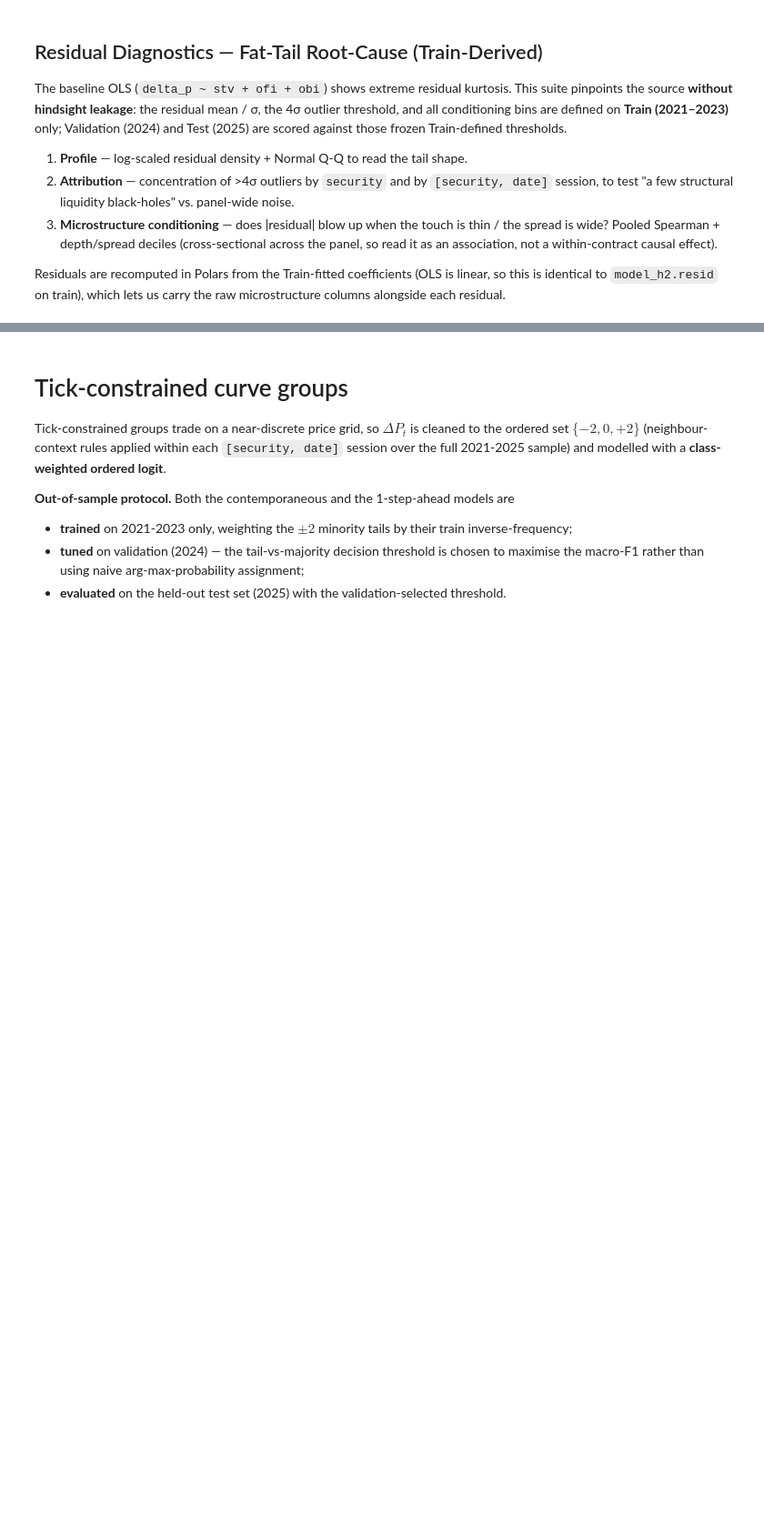
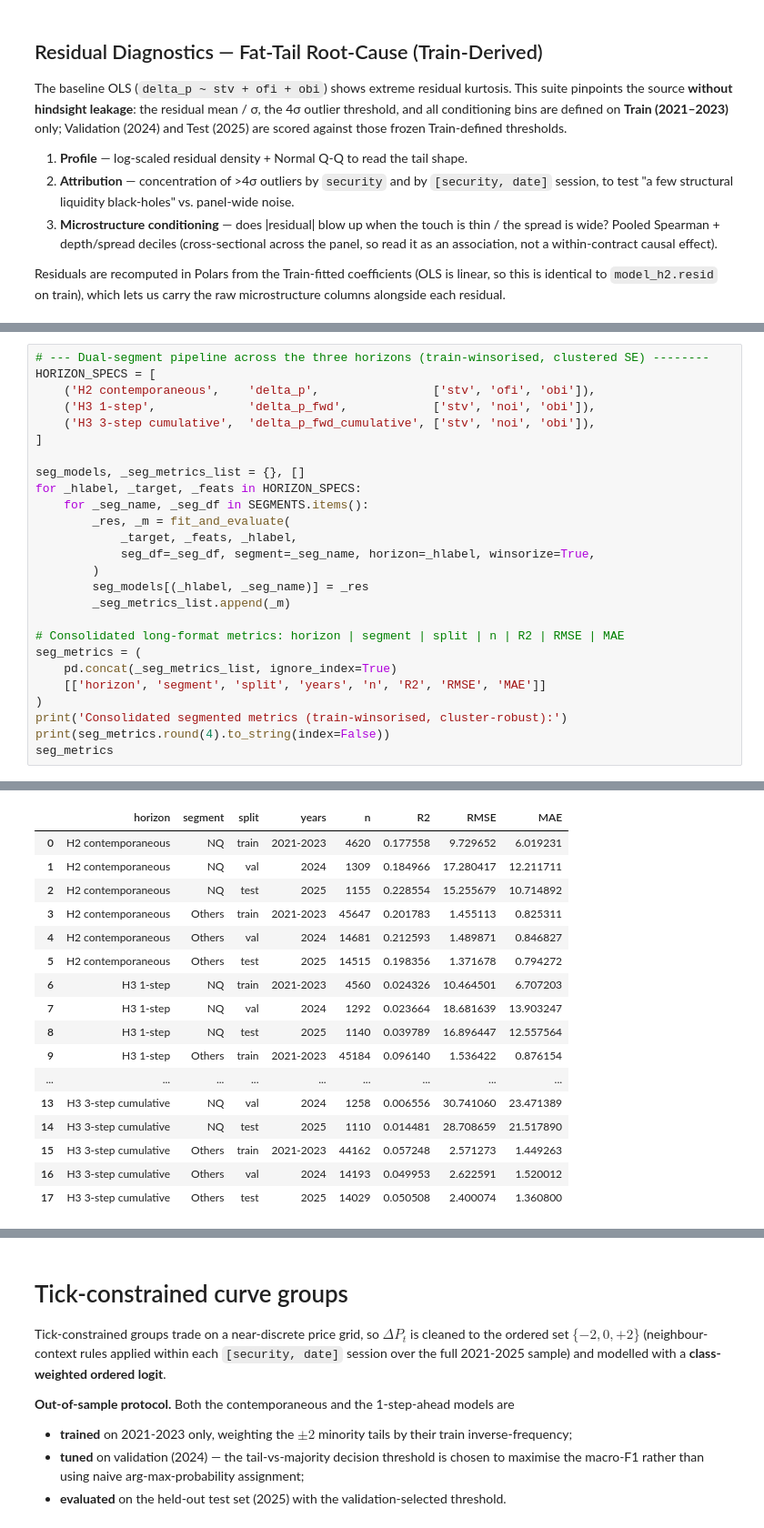
Before and after one commit to qe-internship-wjw/ip1, a Jupyter notebook: notebooks/02_regressions.ipynb, the cells around one changed output, grey strips where cells are left out. Shown at 91% size. Saved outputs shown, nothing was run; the diff lists cells and outputs as text; blank space fills up the shorter version.

```diff
--- a/notebooks/02_regressions.ipynb
+++ b/notebooks/02_regressions.ipynb
@@ -871,0 +1157,27 @@ display(spread_prof)
+# %%
+# --- Dual-segment pipeline across the three horizons (train-winsorised, clustered SE) --------
+HORIZON_SPECS = [
+    ('H2 contemporaneous',    'delta_p',                ['stv', 'ofi', 'obi']),
+    ('H3 1-step',             'delta_p_fwd',            ['stv', 'noi', 'obi']),
+    ('H3 3-step cumulative',  'delta_p_fwd_cumulative', ['stv', 'noi', 'obi']),
+]
+
+seg_models, _seg_metrics_list = {}, []
+for _hlabel, _target, _feats in HORIZON_SPECS:
+    for _seg_name, _seg_df in SEGMENTS.items():
+        _res, _m = fit_and_evaluate(
+            _target, _feats, _hlabel,
+            seg_df=_seg_df, segment=_seg_name, horizon=_hlabel, winsorize=True,
+        )
+        seg_models[(_hlabel, _seg_name)] = _res
+        _seg_metrics_list.append(_m)
+
+# Consolidated long-format metrics: horizon | segment | split | n | R2 | RMSE | MAE
+seg_metrics = (
+    pd.concat(_seg_metrics_list, ignore_index=True)
+    [['horizon', 'segment', 'split', 'years', 'n', 'R2', 'RMSE', 'MAE']]
+)
+print('Consolidated segmented metrics (train-winsorised, cluster-robust):')
+print(seg_metrics.round(4).to_string(index=False))
+seg_metrics
+# %% [output]
@@ -871,0 +1201,17 @@ display(spread_prof)
+|  | horizon | segment | split | years | n | R2 | RMSE | MAE |
+| 0 | H2 contemporaneous | NQ | train | 2021-2023 | 4620 | 0.177558 | 9.729652 | 6.019231 |
+| 1 | H2 contemporaneous | NQ | val | 2024 | 1309 | 0.184966 | 17.280417 | 12.211711 |
+| 2 | H2 contemporaneous | NQ | test | 2025 | 1155 | 0.228554 | 15.255679 | 10.714892 |
+| 3 | H2 contemporaneous | Others | train | 2021-2023 | 45647 | 0.201783 | 1.455113 | 0.825311 |
+| 4 | H2 contemporaneous | Others | val | 2024 | 14681 | 0.212593 | 1.489871 | 0.846827 |
+| 5 | H2 contemporaneous | Others | test | 2025 | 14515 | 0.198356 | 1.371678 | 0.794272 |
+| 6 | H3 1-step | NQ | train | 2021-2023 | 4560 | 0.024326 | 10.464501 | 6.707203 |
+| 7 | H3 1-step | NQ | val | 2024 | 1292 | 0.023664 | 18.681639 | 13.903247 |
+| 8 | H3 1-step | NQ | test | 2025 | 1140 | 0.039789 | 16.896447 | 12.557564 |
+| 9 | H3 1-step | Others | train | 2021-2023 | 45184 | 0.096140 | 1.536422 | 0.876154 |
+| ... | ... | ... | ... | ... | ... | ... | ... | ... |
+| 13 | H3 3-step cumulative | NQ | val | 2024 | 1258 | 0.006556 | 30.741060 | 23.471389 |
+| 14 | H3 3-step cumulative | NQ | test | 2025 | 1110 | 0.014481 | 28.708659 | 21.517890 |
+| 15 | H3 3-step cumulative | Others | train | 2021-2023 | 44162 | 0.057248 | 2.571273 | 1.449263 |
+| 16 | H3 3-step cumulative | Others | val | 2024 | 14193 | 0.049953 | 2.622591 | 1.520012 |
+| 17 | H3 3-step cumulative | Others | test | 2025 | 14029 | 0.050508 | 2.400074 | 1.360800 |
```
Also changed, not shown: parts of 24 cells of this notebook.
